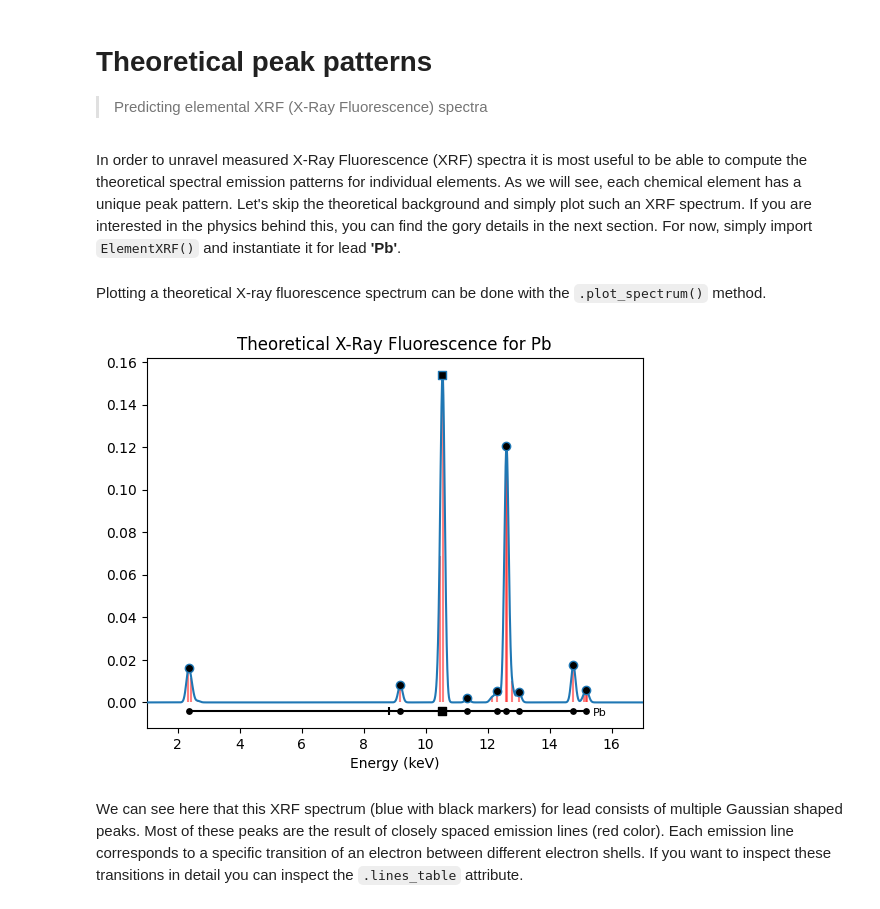
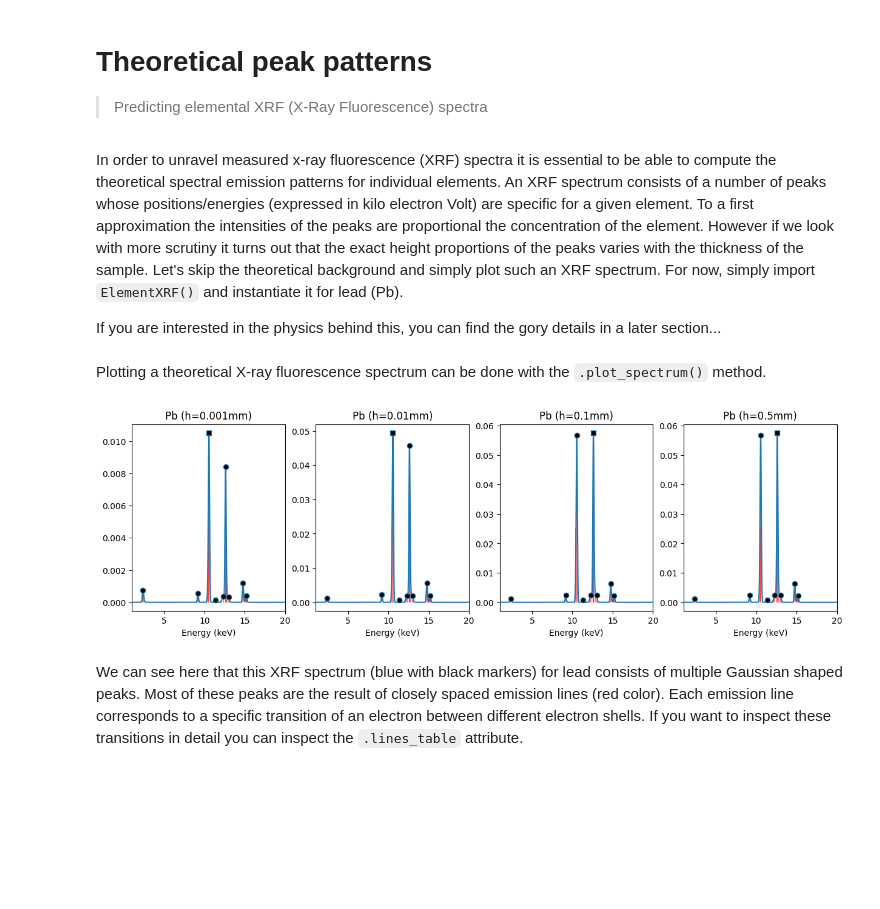
Before and after one commit to fligt/moseley, a Jupyter notebook: notebooks/01_theoretical-peak-patterns.ipynb, the cells around one changed output. Cells and saved outputs as stored; diff of their text form; code cells hidden in the pictures; blank space fills up the shorter version.

```diff
--- a/notebooks/01_theoretical-peak-patterns.ipynb
+++ b/notebooks/01_theoretical-peak-patterns.ipynb
@@ -5,5 +5,7 @@
 
 > Predicting elemental XRF (X-Ray Fluorescence) spectra
 # %% [markdown]
-In order to unravel measured X-Ray Fluorescence (XRF) spectra it is most useful to be able to compute the theoretical spectral emission patterns for individual elements. As we will see, each chemical element has a unique peak pattern. Let's skip the theoretical background and simply plot such an XRF spectrum.  If you are interested in the physics behind this, you can find the gory details in the next section. For now, simply import `ElementXRF()` and instantiate it for lead **'Pb'**.
+In order to unravel measured x-ray fluorescence (XRF) spectra it is essential to be able to compute the theoretical spectral emission patterns for individual elements. An XRF spectrum consists of a number of peaks whose positions/energies (expressed in kilo electron Volt) are specific for a given element. To a first approximation the intensities of the peaks are proportional the concentration of the element. However if we look with more scrutiny it turns out that the exact height proportions of the peaks varies with the thickness of the sample. Let's skip the theoretical background and simply plot such an XRF spectrum. For now, simply import `ElementXRF()` and instantiate it for lead (Pb).
+
+If you are interested in the physics behind this, you can find the gory details in a later section...
 # %%
@@ -11,17 +14,18 @@ from moseley import ElementXRF, plot_pattern
 # %% [markdown]
 Plotting a theoretical X-ray fluorescence spectrum can be done with the `.plot_spectrum()` method.
-# %%
-# instantiate the element XRF
-Pb_xrf = ElementXRF('Pb')
-
-# plot the spectrum
-ax = Pb_xrf.plot_spectrum(facecolor='k', xlim=[1, 17], vlines_colors='r')
-
-# add Pb emission pattern below the spectral plot
-ptrn_dict = Pb_xrf.get_pattern_dict()
-plot_pattern(ptrn_dict, ax=ax, offset=-0.004, color='k');
-# %% [output]
-[figure, removed]
+# %%
+# initialize plot
+fig, axs = plt.subplots(ncols=4, figsize=[15, 4], sharex=True, sharey=False)
+axs = axs.flatten()
+
+# iterate over a list of different sample thicknesses
+for h_mm, ax in zip([0.001, 0.01, 0.1, 0.5], axs):
+    Pb_xrf = ElementXRF('Pb', h_mm=h_mm)
+    Pb_xrf.plot_spectrum(facecolor='k', ax=ax, xlim=[1, 17], vlines_colors='r')
+    ax.set_title(f'Pb (h={h_mm}mm)')
+    ax.set_xlim(xmax=20)
+# %% [output]
+[figure, added]
 # %% [markdown]
 We can see here that this XRF spectrum (blue with black markers) for lead consists of multiple Gaussian shaped peaks. Most of these peaks are the result of closely spaced emission lines (red color). Each emission line corresponds to a specific transition of an electron between different electron shells. If you want to inspect these transitions in detail you can inspect the `.lines_table` attribute.
 # %%
```
Also changed, not shown: parts of 3 cells of this notebook, 4 other files.
